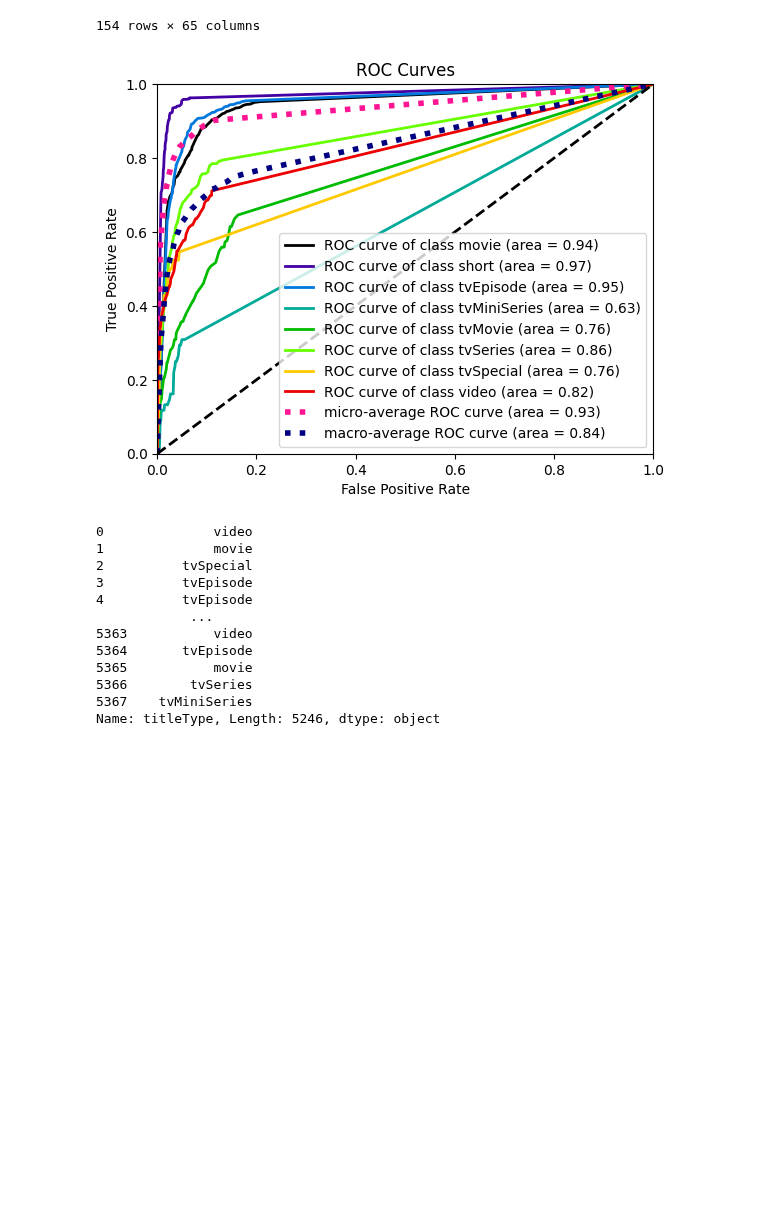
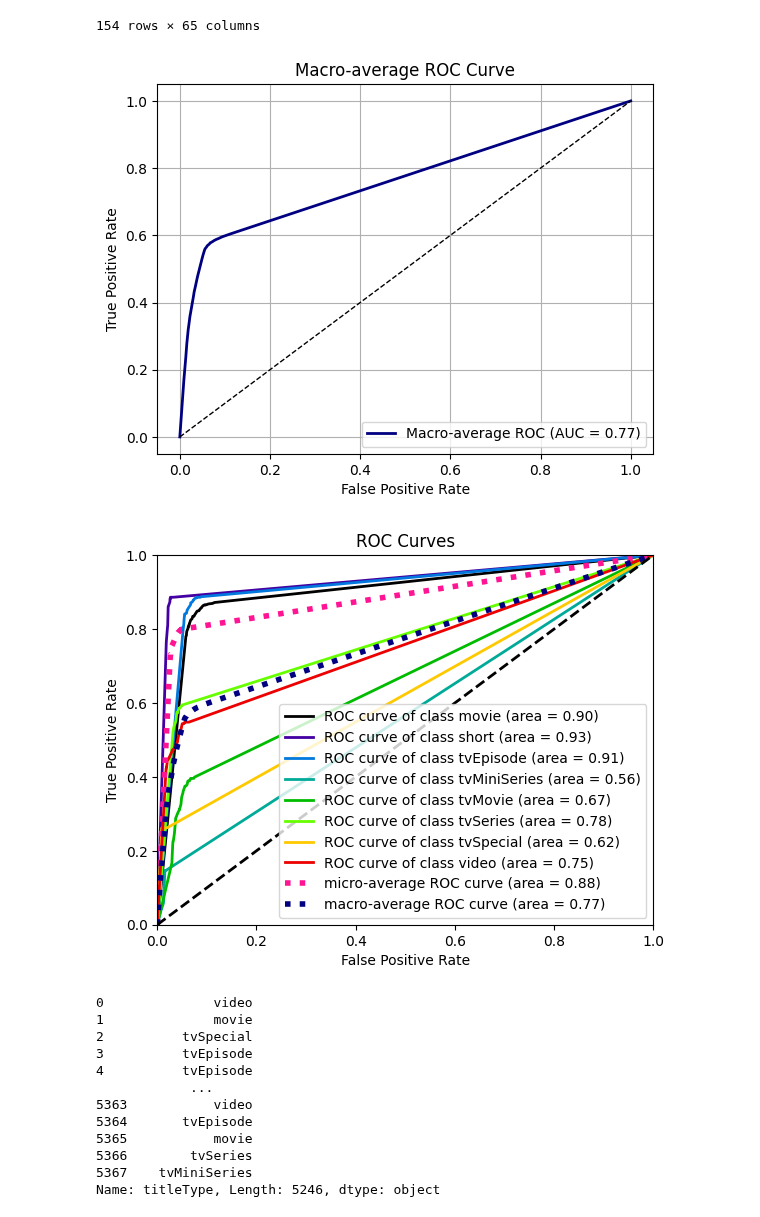
Before and after one commit to ChefBB/data_mining_1, a Jupyter notebook: code/multiclass_decision_trees.ipynb, the cells around one changed output. Drawn from its saved outputs; the diff is of its cells as text; code cells hidden in the pictures; blank space fills up the shorter version.

```diff
--- a/code/multiclass_decision_trees.ipynb
+++ b/code/multiclass_decision_trees.ipynb
@@ -61,7 +61,7 @@ feats = [
 from sklearn.tree import DecisionTreeClassifier
 from sklearn.model_selection import RandomizedSearchCV
 from sklearn.metrics import classification_report
-from sklearn.preprocessing import StandardScaler
+from sklearn.model_selection import RepeatedStratifiedKFold
 from scipy.stats import randint, uniform
 
 
@@ -85,19 +85,22 @@ dt = DecisionTreeClassifier(random_state=42)
 param_dist = {
     'criterion': ['gini', 'entropy'],
     'splitter': ['best', 'random'],
-    'max_depth': randint(1,50),
+    'max_depth': randint(1,20),
     'min_samples_split': randint(2, 30),
     'min_samples_leaf': randint(1, 30),
     'max_features': [None, 'sqrt', 'log2']
 }
 
+
+cv = RepeatedStratifiedKFold(n_splits=5, n_repeats=5, random_state=42)
+
 # Perform RandomizedSearchCV
 random_search = RandomizedSearchCV(
     estimator=dt,
     param_distributions=param_dist,
-    n_iter=500,
-    scoring='f1_weighted',
-    cv=5,
+    n_iter=200,
+    scoring='f1_macro',
+    cv=cv,
     random_state=42,
     n_jobs=-1
 )
@@ -167,17 +170,52 @@ train.loc[train['countryOfOrigin_AF'] >= 1]
 154 rows × 65 columns
 # %%
 from scikitplot.metrics import plot_roc
+from sklearn.preprocessing import label_binarize, LabelEncoder
+from sklearn.metrics import roc_curve, auc
+import numpy as np
 import matplotlib.pyplot as plt
+# Encode and binarize y_test
+label_encoder = LabelEncoder()
+y_test_encoded = label_encoder.fit_transform(y_test)
+n_classes = len(label_encoder.classes_)
+y_test_bin = label_binarize(y_test_encoded, classes=np.arange(n_classes))
 
+# Get predicted probabilities
+y_score = random_search.best_estimator_.predict_proba(X_test)
+
+# Compute ROC curve and AUC for each class
+fpr = dict()
+tpr = dict()
+roc_auc = dict()
+for i in range(n_classes):
+    fpr[i], tpr[i], _ = roc_curve(y_test_bin[:, i], y_score[:, i])
+    roc_auc[i] = auc(fpr[i], tpr[i])
+
+# Compute macro-average ROC curve and AUC
+all_fpr = np.unique(np.concatenate([fpr[i] for i in range(n_classes)]))
+mean_tpr = np.zeros_like(all_fpr)
+for i in range(n_classes):
+    mean_tpr += np.interp(all_fpr, fpr[i], tpr[i])
+mean_tpr /= n_classes
+macro_auc = auc(all_fpr, mean_tpr)
+
+plt.plot(all_fpr, mean_tpr, color='navy', lw=2, label=f'Macro-average ROC (AUC = {macro_auc:.2f})')
+plt.plot([0, 1], [0, 1], 'k--', lw=1)
+plt.xlabel("False Positive Rate")
+plt.ylabel("True Positive Rate")
+plt.title("Macro-average ROC Curve")
+plt.legend(loc='lower right')
+plt.grid(True)
 plot_roc(
     y_test,
     random_search.best_estimator_.predict_proba(X_test)
 )
 plt.xlim([0.0, 1.0])
 plt.ylim([0.0, 1.0])
 plt.show()
 # %% [output]
-[figure, old version]
+[figure, new version]
+[figure, added]
 # %%
 y_test
 # %% [output]
```
Also changed, not shown: parts of 1 cell of this notebook, 11 other files.
